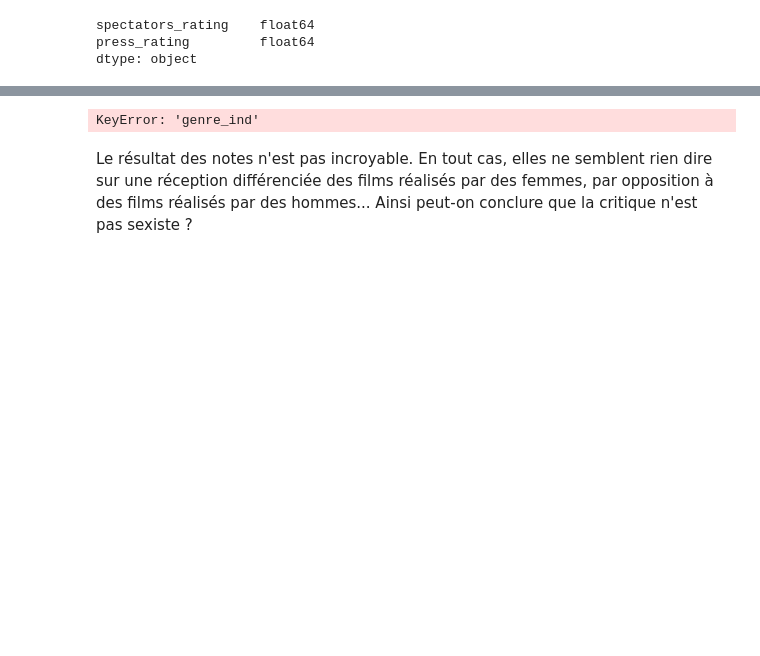
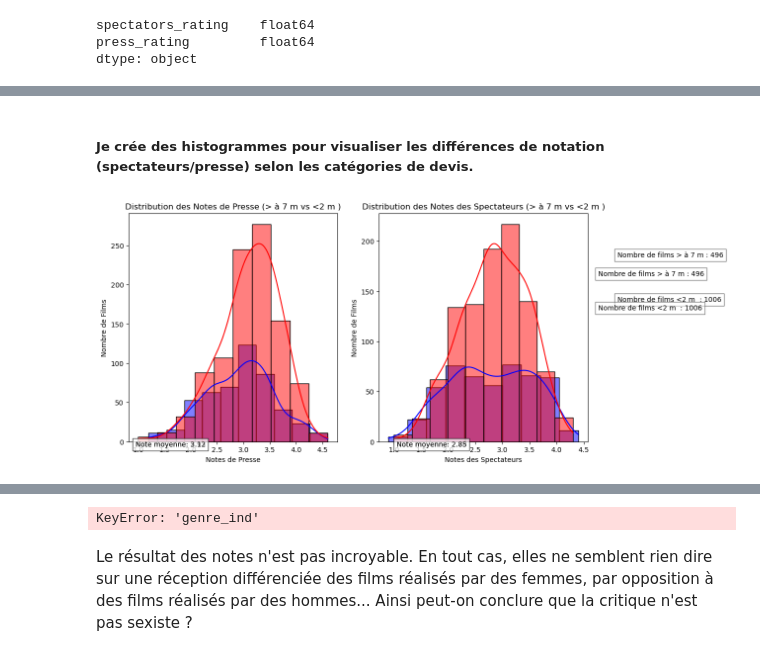
Before and after one commit to Clement-Dn/Projet_Cin-, a Jupyter notebook: Rapport_Projet_Cinema.ipynb, the cells around one changed output, grey strips where cells are left out. Drawn from its saved outputs; the diff is of its cells as text; code cells hidden in the pictures; blank space fills up the shorter version.

```diff
--- a/Rapport_Projet_Cinema.ipynb
+++ b/Rapport_Projet_Cinema.ipynb
@@ -655,0 +503,75 @@ def graphique_genre_film(dataframe):
+# %% [markdown]
+##### Je crée des histogrammes pour visualiser les différences de notation (spectateurs/presse) selon les catégories de devis.
+# %%
+def histogramme_devis(dataframe, categorie1, categorie2):
+    fig, axes = plt.subplots(1, 2, figsize=(12, 6))
+
+    dataframe = dataframe[dataframe['type_de_devis'].isin([categorie1, categorie2])]
+
+    #GRAPHIQUE PRESSE !!!!!!!!!!!!!!!!!!!!!!!!!!
+
+    sns.histplot(dataframe[dataframe["type_de_devis"] == categorie1], x='press_rating', color='blue', kde=True, stat='count', label=categorie1, bins=10, alpha=0.5, ax=axes[0])
+    sns.histplot(dataframe[dataframe["type_de_devis"] == categorie2], x='press_rating', color='red', kde=True, stat='count', label=categorie2, bins=10, alpha=0.5, ax=axes[0])
+
+    axes[0].set_title(f'Distribution des Notes de Presse ({categorie1} vs {categorie2})')
+    axes[0].set_xlabel('Notes de Presse')
+    axes[0].set_ylabel('Nombre de Films')
+    # axes[0].set_legend(title='Type de Devis')
+
+    # Ajout du nombre de films pris en compte et de la note moyenne des spectateurs
+    if categorie1 != ' ' and categorie1 != categorie2:
+        nb_films_1 = len(dataframe.loc[dataframe["type_de_devis"] == categorie1])
+        moyenne_1 = dataframe.loc[dataframe["type_de_devis"] == categorie1]['press_rating'].mean()
+
+        nb_films_2 = len(dataframe.loc[dataframe["type_de_devis"] == categorie2])
+        moyenne_2 = dataframe.loc[dataframe["type_de_devis"] == categorie2]['press_rating'].mean()
+
+        if categorie1 != ' ':
+            axes[0].text(0.95, 0.75, f'Nombre de films {categorie1} : {nb_films_1}', transform=plt.gcf().transFigure, horizontalalignment='left', verticalalignment='top', bbox=dict(facecolor='white', alpha=0.5))
+            axes[0].text(0.95, 0.70, f'Note moyenne: {moyenne_1:.2f}', ha='left', va='top', bbox=dict(facecolor='white', alpha=0.5))
+
+        axes[0].text(0.95, 0.60, f'Nombre de films {categorie2} : {nb_films_2}', transform=plt.gcf().transFigure, horizontalalignment='left', verticalalignment='top', bbox=dict(facecolor='white', alpha=0.5))
+        axes[0].text(0.95, 0.55, f'Note moyenne: {moyenne_2:.2f}', ha='left', va='top', bbox=dict(facecolor='white', alpha=0.5))
+
+    else:
+        nb_films = len(dataframe)
+        moyenne = dataframe['press_rating'].mean()
+        plt.text(0.95, 0.75, f'Nombre de films : {nb_films}', transform=plt.gcf().transFigure, horizontalalignment='left', verticalalignment='top', bbox=dict(facecolor='white', alpha=0.5))
+        plt.figtext(0.95, 0.70, f'Note moyenne: {moyenne:.2f}', ha='left', va='top', bbox=dict(facecolor='white', alpha=0.5))
+
+
+
+    # GRAPHIQUE SPECTATEURS !!!!!!!!!!!!!!!!!!!!!!
+    sns.histplot(dataframe[dataframe["type_de_devis"] == categorie1], x='spectators_rating', color='blue', kde=True, stat='count', label=categorie1, bins=10, alpha=0.5, ax=axes[1])
+    sns.histplot(dataframe[dataframe["type_de_devis"] == categorie2], x='spectators_rating', color='red', kde=True, stat='count', label=categorie2, bins=10, alpha=0.5, ax=axes[1])
+
+    axes[1].set_title(f'Distribution des Notes des Spectateurs ({categorie1} vs {categorie2})')
+    axes[1].set_xlabel('Notes des Spectateurs')
+    axes[1].set_ylabel('Nombre de Films')
+    # axes[1].set_legend(title='Type de Devis')
+
+     # Ajout du nombre de films pris en compte et de la note moyenne des spectateurs
+    if categorie1 != ' ' and categorie1 != categorie2:
+        nb_films_1 = len(dataframe.loc[dataframe["type_de_devis"] == categorie1])
+        moyenne_1 = dataframe.loc[dataframe["type_de_devis"] == categorie1]['spectators_rating'].mean()
+
+        nb_films_2 = len(dataframe.loc[dataframe["type_de_devis"] == categorie2])
+        moyenne_2 = dataframe.loc[dataframe["type_de_devis"] == categorie2]['spectators_rating'].mean()
+
+        if categorie1 != ' ':
+            axes[1].text(1.05, 0.75, f'Nombre de films {categorie1} : {nb_films_1}', transform=axes[1].transAxes, horizontalalignment='left', verticalalignment='top', bbox=dict(facecolor='white', alpha=0.5))
+            axes[1].text(1.05, 0.70, f'Note moyenne: {moyenne_1:.2f}', ha='left', va='top', bbox=dict(facecolor='white', alpha=0.5))
+
+            axes[1].text(1.05, 0.60, f'Nombre de films {categorie2} : {nb_films_2}', transform=axes[1].transAxes, horizontalalignment='left', verticalalignment='top', bbox=dict(facecolor='white', alpha=0.5))
+            axes[1].text(1.05, 0.55, f'Note moyenne: {moyenne_2:.2f}', ha='left', va='top', bbox=dict(facecolor='white', alpha=0.5))
+
+    else:
+        nb_films = len(dataframe)
+        moyenne = dataframe['spectators_rating'].mean()
+        axes[1].text(1.05, 0.75, f'Nombre de films : {nb_films}', transform=plt.gcf().transFigure, horizontalalignment='left', verticalalignment='top', bbox=dict(facecolor='white', alpha=0.5))
+        axes[1].text(1.05, 0.70, f'Note moyenne: {moyenne:.2f}', ha='left', va='top', bbox=dict(facecolor='white', alpha=0.5))
+
+
+histogramme_devis(base_cnc_agregee, "> à 7 m", "<2 m " )
+# %% [output]
+[figure, added]
```
Also changed, not shown: parts of 20 cells of this notebook, 1 other file.
